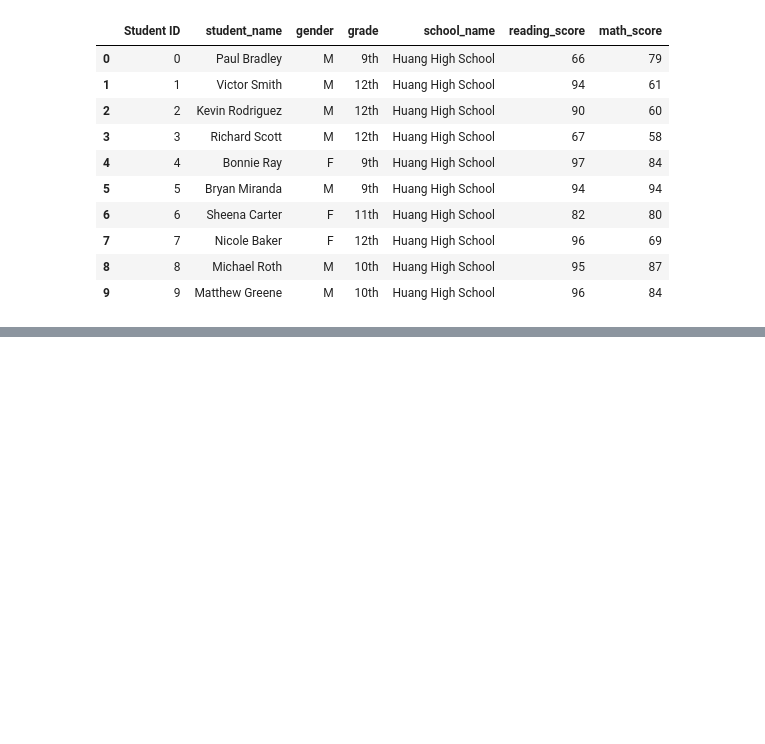
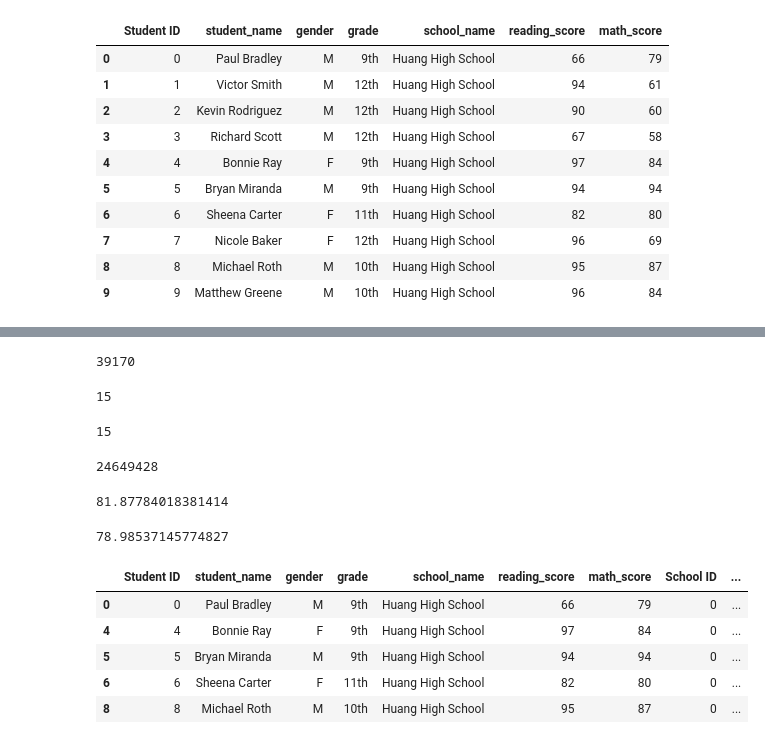
Before and after one commit to lo7kyle/School_District_Analysis, a Jupyter notebook: PyCitySchools.ipynb, the cells around one changed output, grey strips where cells are left out. Saved outputs shown, nothing was run; the diff lists cells and outputs as text; code cells hidden in the pictures; blank space fills up the shorter version.

```diff
--- a/PyCitySchools.ipynb
+++ b/PyCitySchools.ipynb
@@ -235,0 +266,49 @@ student_data_df.head(10)
+# %%
+student_count = school_data_complete_df["Student ID"].count()
+student_count
+# %% [output]
+39170
+# %%
+#we want the count of schools, so assign school_data_df a variable to one of its columns
+school_count = school_data_df["school_name"].count()
+school_count
+# %% [output]
+15
+# %%
+#if we want to use complete df, we need to find unique values first which gives a list, then we take len of list to get total
+# count
+school_count_2 = len(school_data_complete_df["school_name"].unique())
+school_count_2
+# %% [output]
+15
+# %%
+#find the sum of the budget using sum() on school_data_df
+total_budget = school_data_df["budget"].sum()
+total_budget
+# %% [output]
+24649428
+# %%
+#using mean() method we can get average for reading/math scores
+average_reading_score = school_data_complete_df["reading_score"].mean()
+average_reading_score
+# %% [output]
+81.87784018381414
+# %%
+#average math score
+average_math_score = school_data_complete_df["math_score"].mean()
+average_math_score
+# %% [output]
+78.98537145774827
+# %%
+#we want to get the number of students who passed math and reading.
+#to do that we need to create 2 variables for both math and reading and use >=70 to determine passing
+# we can filter the data by passing the dataframe with ["math_score"] within itself
+passing_math = school_data_complete_df[school_data_complete_df["math_score"] >=70]
+passing_math.head()
+# %% [output]
+|  | Student ID | student_name | gender | grade | school_name | reading_score | math_score | School ID | ... |
+| 0 | 0 | Paul Bradley | M | 9th | Huang High School | 66 | 79 | 0 | ... |
+| 4 | 4 | Bonnie Ray | F | 9th | Huang High School | 97 | 84 | 0 | ... |
+| 5 | 5 | Bryan Miranda | M | 9th | Huang High School | 94 | 94 | 0 | ... |
+| 6 | 6 | Sheena Carter | F | 11th | Huang High School | 82 | 80 | 0 | ... |
+| 8 | 8 | Michael Roth | M | 10th | Huang High School | 95 | 87 | 0 | ... |
```
Also changed, not shown: parts of 14 cells of this notebook, 2 other files.
